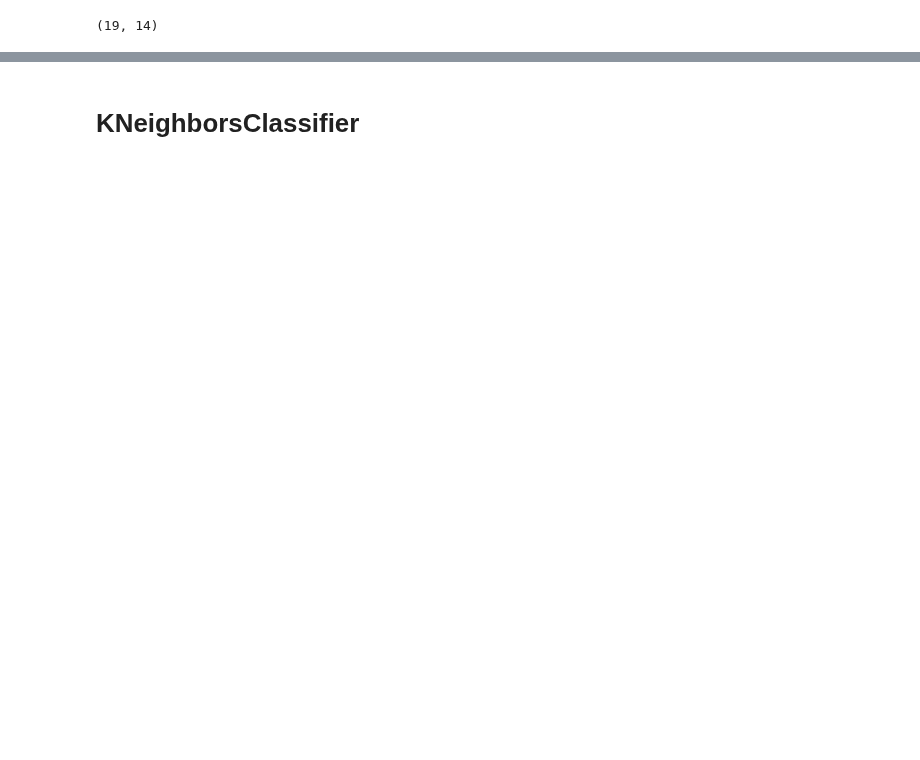
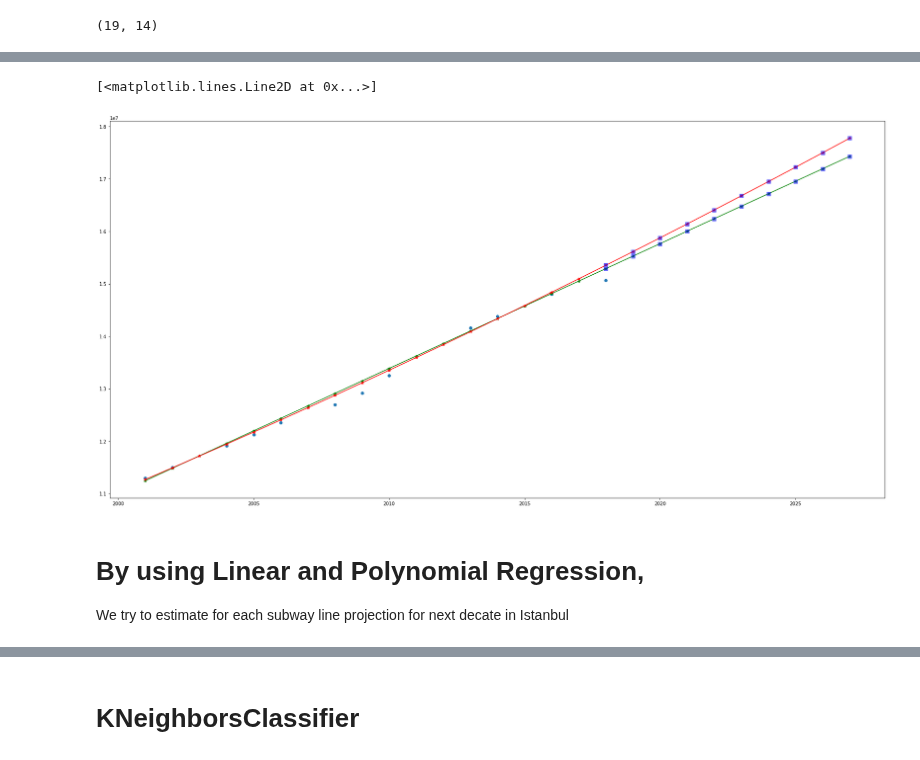
Before and after one commit to ersincebi/istanbul-subways, a Jupyter notebook: istanbul-subways.ipynb, the cells around one changed output, grey strips where cells are left out. Drawn from its saved outputs; the diff is of its cells as text; code cells hidden in the pictures; blank space fills up the shorter version.

```diff
--- a/istanbul-subways.ipynb
+++ b/istanbul-subways.ipynb
@@ -296,0 +217,3 @@ Name: population, dtype: int64
+# %%
+linreg = LinearRegression()
+poly = PolynomialFeatures(degree=2)
@@ -296,0 +239,6 @@ Name: population, dtype: int64
+# %%
+X_ = poly.fit_transform(X_train)
+predict_ = poly.fit_transform(pred_range.reshape(-1, 1))
+
+linreg.fit(X_, y_train)
+y_pred_poly = linreg.predict(predict_)
@@ -296,0 +268,17 @@ Name: population, dtype: int64
+# %%
+plt.figure(figsize=(30,15))
+plt.scatter(X_test, y_test)
+# linear regresion, population projection
+plt.plot(pred_range, y_pred_linreg, 'g-*')
+# marked the prediction part to make it more observable on the plot
+plt.plot(pred_range[-10:],y_pred_linreg[-10:],'bs', markersize=8, alpha=0.5)
+
+# polinomial regresion, population projection
+plt.plot(pred_range, y_pred_poly, 'g-*', color='red')
+plt.plot(pred_range[-10:],y_pred_poly[-10:], 'bs', markersize=8, alpha=0.5)
+# %% [output]
+[<matplotlib.lines.Line2D at 0x...>]
+[figure, added]
+# %% [markdown]
+# By using Linear and Polynomial Regression,
+We try to estimate for each subway line projection for next decate in Istanbul
```
Also changed, not shown: parts of 59 cells of this notebook, 7 other files.
